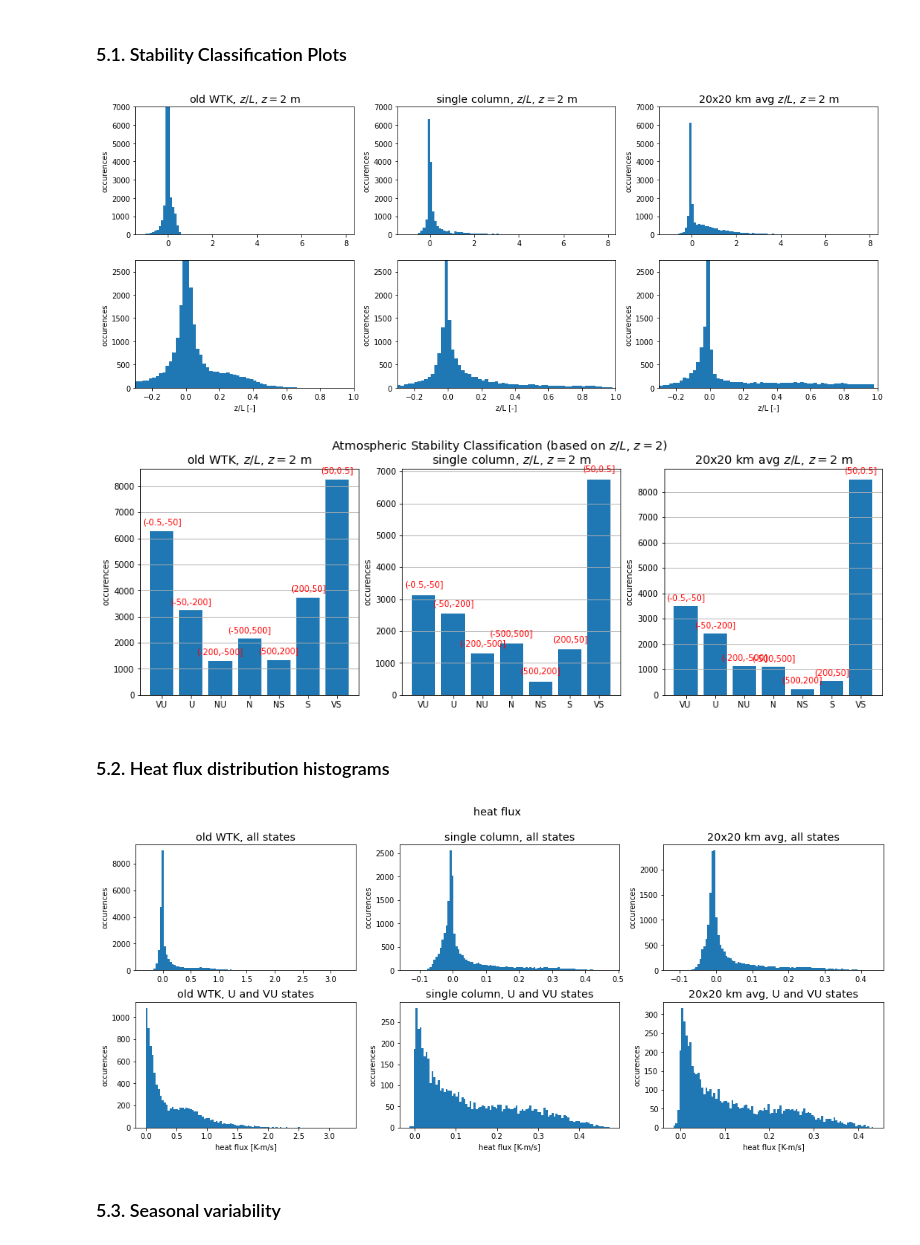
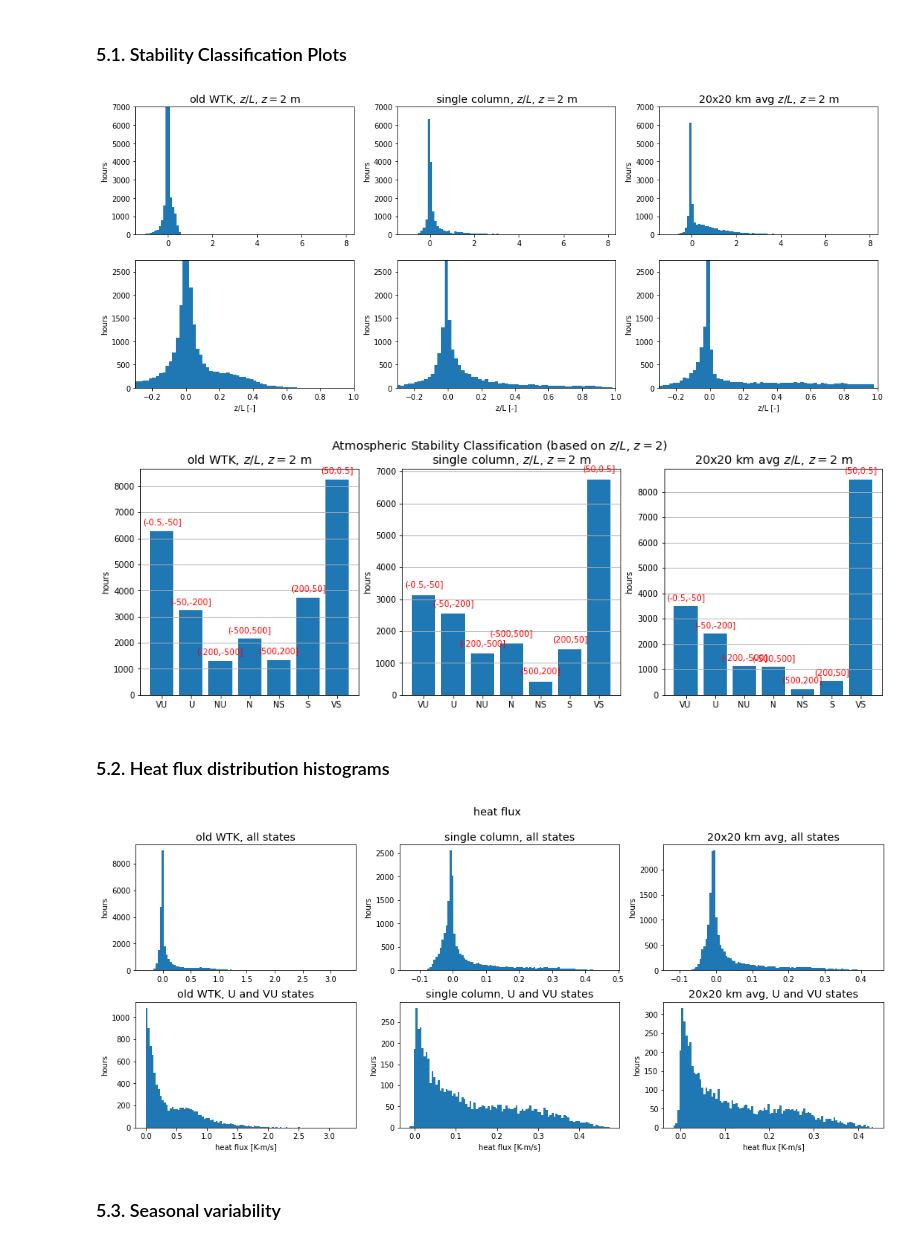
Before and after one commit to rthedin/assessment, a Jupyter notebook: datasets/WINDToolkit/WTKupdate2017_2018.ipynb, the cells around one changed output. Saved outputs shown, nothing was run; the diff lists cells and outputs as text; code cells hidden in the pictures.

```diff
--- a/datasets/WINDToolkit/WTKupdate2017_2018.ipynb
+++ b/datasets/WINDToolkit/WTKupdate2017_2018.ipynb
@@ -465,6 +484,12 @@ dfsc['season']   = ((dfsc.index.levels[0].month%12)//3).repeat(len(heights_u))
 df20km['season'] = ((df20km.index.levels[0].month%12)//3).repeat(len(heights_u))
 dfold['season']  = ((dfold.index.levels[0].month%12)//3).repeat(len(heights_oldWTK)+1)
 dfcasp['season']  = (dfcasp.index.month%12)//3
+# %%
+# Add month information (make it easier to access it later)
+month_names = ['','Jan', 'Feb', 'Mar', 'Apr', 'May', 'Jun', 'Jul', 'Aug', 'Sep', 'Oct', 'Nov', 'Dec']
+
+dfsc['month']   = (dfsc.index.levels[0].month%12).repeat(len(heights_u))
+df20km['month'] = (df20km.index.levels[0].month%12).repeat(len(heights_u))
 # %% [markdown]
 ## 5. Plots
 # %% [markdown]
@@ -472,20 +497,20 @@ dfcasp['season']  = (dfcasp.index.month%12)//3
 # %%
 fig, ax = plt.subplots(nrows=2, ncols=3, figsize=(18,7))
 
 ax[0,0].set_title(r'old WTK, $z/L$, $z=2$ m', fontsize='x-large')
 ax[0,1].set_title(r'single column, $z/L$, $z=2$ m', fontsize='x-large')
 ax[0,2].set_title(r'20x20 km avg $z/L$, $z=2$ m', fontsize='x-large')
 
 for i, df in enumerate([dfold,dfsc,df20km]):
     ax[0,i].hist(df['zoverL_2m'].xs(2,level='height'), bins=np.arange(-1, 8, 0.1))
-    ax[0,i].set_ylabel('occurences')
+    ax[0,i].set_ylabel('hours')
     ax[0,i].set_ylim([0,7000])
 
     ax[1,i].hist(df['zoverL_2m'].xs(2,level='height'), bins=np.arange(-0.3, 1, 0.02))
-    ax[1,i].set_xlabel('z/L [-]');  ax[1,i].set_ylabel('occurences')
+    ax[1,i].set_xlabel('z/L [-]');  ax[1,i].set_ylabel('hours')
     ax[1,i].set_ylim([0,2750]); ax[1,i].set_xlim([-0.3,1])
 # %% [output]
-[figure, old version]
+[figure, new version]
 # %%
 fig,ax = plt.subplots(nrows=1, ncols=3, figsize=(16,5))
 
@@ -500,10 +525,10 @@ for d, df in enumerate([dfold,dfsc,df20km]):
     for i, h in enumerate(counts):
         ax[d].text(i,h+250,f'({Lranges[i]:g},{Lranges[i+1]:g}]',fontdict={'color':'r'},horizontalalignment='center')
     #ax[d].text(0.05,0.95,'$L$ bins indicated in red', verticalalignment='top', transform=ax[d].transAxes)
-    ax[d].set_ylabel('occurences')
+    ax[d].set_ylabel('hours')
     ax[d].grid(axis='y')
 # %% [output]
-[figure, old version]
+[figure, new version]
 # %% [markdown]
 ### 5.2. Heat flux distribution histograms
 # %%
@@ -525,13 +550,13 @@ for i,df in enumerate([dfold, dfsc,df20km]):
     heatfluxU = df['hfx_Kms'].loc[(df['stability']=='U') | (df['stability']=='VU')].xs(0,level='height')
 
     ax[0,i].hist(heatfluxAll, bins=100)
-    ax[0,i].set_ylabel('occurences')
+    ax[0,i].set_ylabel('hours')
 
     ax[1,i].hist(heatfluxU, bins=100)
     ax[1,i].set_xlabel('heat flux [K-m/s]')
-    ax[1,i].set_ylabel('occurences')
+    ax[1,i].set_ylabel('hours')
 # %% [output]
-[figure, old version]
+[figure, new version]
 # %% [markdown]
 ### 5.3. Seasonal variability
 # %%
```
Also changed, not shown: parts of 21 cells of this notebook.
